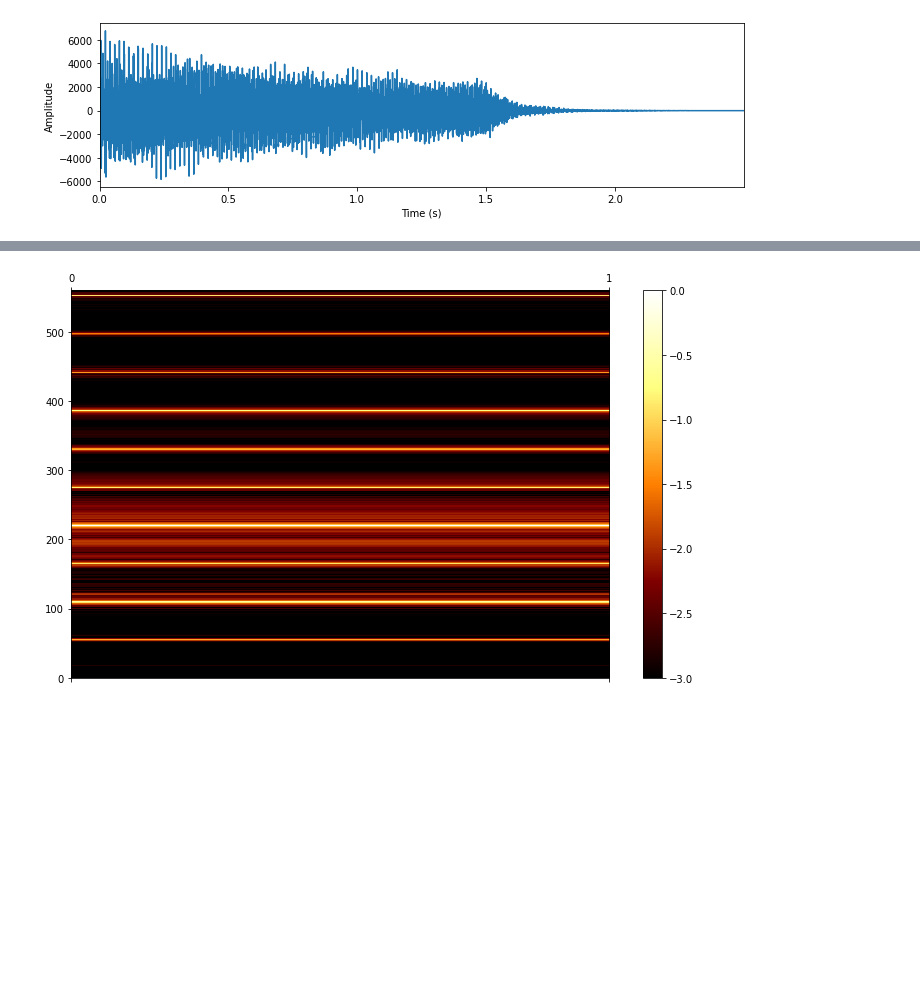
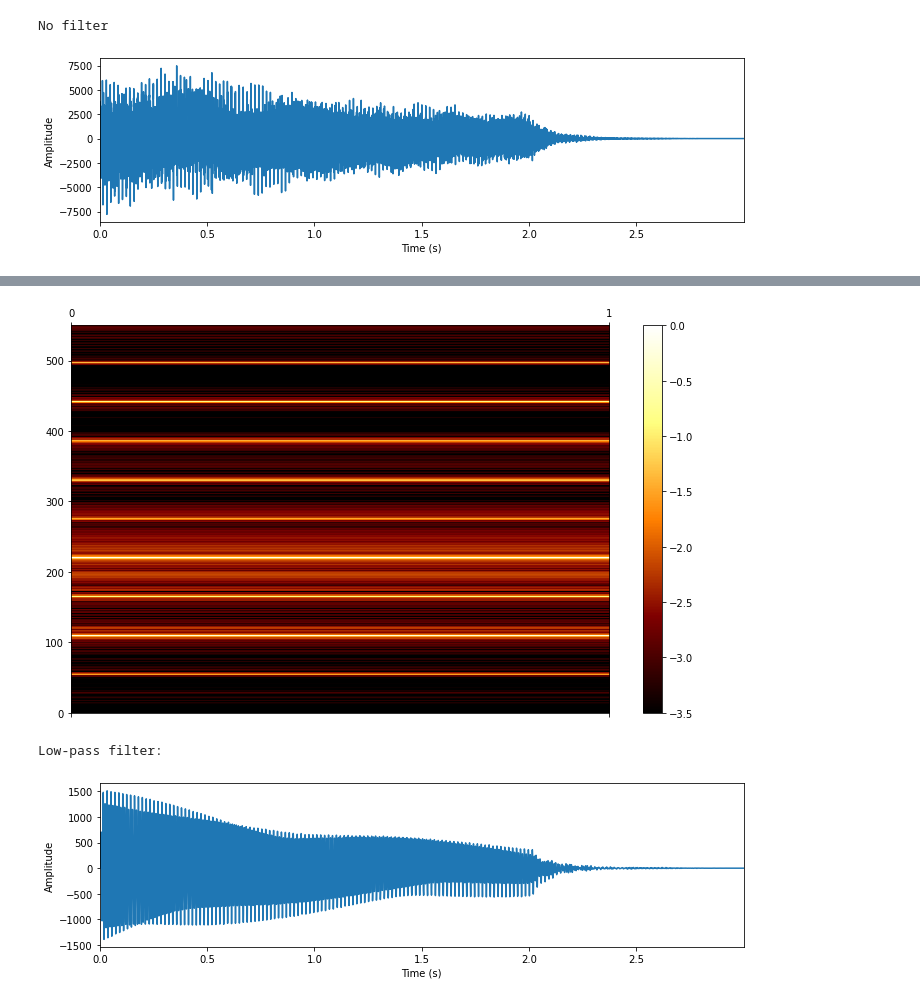
Before and after one commit to JulianFerry/deep-music, a Jupyter notebook: notebooks/spectrogram_convolution.ipynb, the cells around one changed output, grey strips where cells are left out. Saved outputs shown, nothing was run; the diff lists cells and outputs as text; code cells hidden in the pictures; blank space fills up the shorter version.

```diff
--- a/notebooks/spectrogram_convolution.ipynb
+++ b/notebooks/spectrogram_convolution.ipynb
@@ -178,0 +225,8 @@ guitar = AudioFile('test', 'guitar_acoustic', 6)
+# %%
+guitar = AudioFile('test', 'guitar_acoustic', 6)
+guitar.fundamental_freq = 110  # A2
+guitar.plot_ylim = 10 * fundamental_freq
+
+piano = AudioFile('train', 'keyboard_acoustic', 27)
+piano.fundamental_freq = 55  # A1
+piano.plot_ylim = 10 * fundamental_freq
@@ -254,15 +375,29 @@ guitar.spectrogram_to_audio(guitar.spectrogram)
 # %%
-max_freq = 560 # Note A1 is at 55hz
-# Load audio
-piano.load_audio(start=1.5)#, bandpass=(10, 2400))#max_freq))
+fundamental_freq = 55  # A1
+max_freq = 10 * fundamental_freq
+
+print('No filter')
+# Load and play audio
+piano.load_audio(start=1)
 piano.plot_audio()
 piano.play_audio()
 # Create spectrogram
-piano.audio_to_spectrogram(spec_thresh=3)
-piano.plot_spectrogram(piano.spectrogram, max_freq=max_freq, figsize=(10, 6))
-piano.spectrogram_to_audio(piano.spectrogram)
+piano.audio_to_spectrogram(spec_thresh=3.5)
+piano.plot_spectrogram(piano.spectrogram, max_freq=max_freq)
+
+print('Low-pass filter:')
+# Load and play audio - with lowpass filter
+piano.load_audio(start=1, butter=(0, 110, 'lowpass'))
+piano.plot_audio()
+piano.play_audio()
+# Create spectrogram
+piano.audio_to_spectrogram(spec_thresh=3.5)
+piano.plot_spectrogram(piano.spectrogram, max_freq=max_freq)
 # %% [output]
+No filter
-[figure, old version]
+[figure, new version]
 [interactive output not drawn]
-[figure, old version]
+[figure, new version]
+Low-pass filter:
+[figure, added]
 [interactive output not drawn]
```
Also changed, not shown: parts of 22 cells of this notebook, 1 other file.
